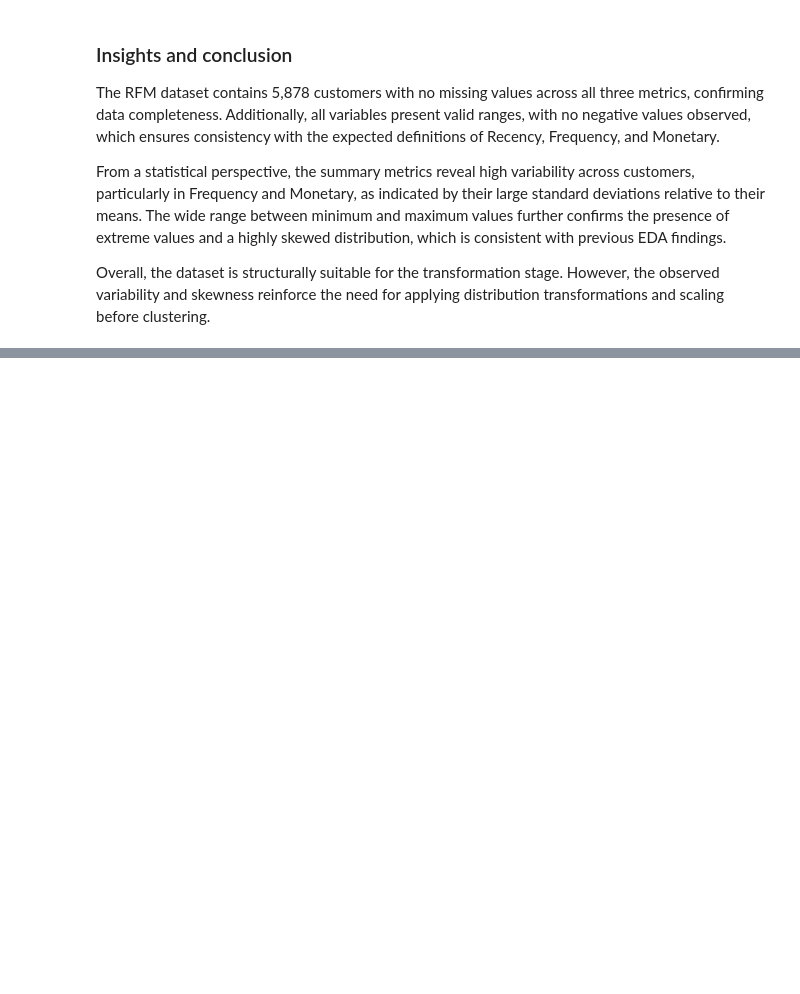
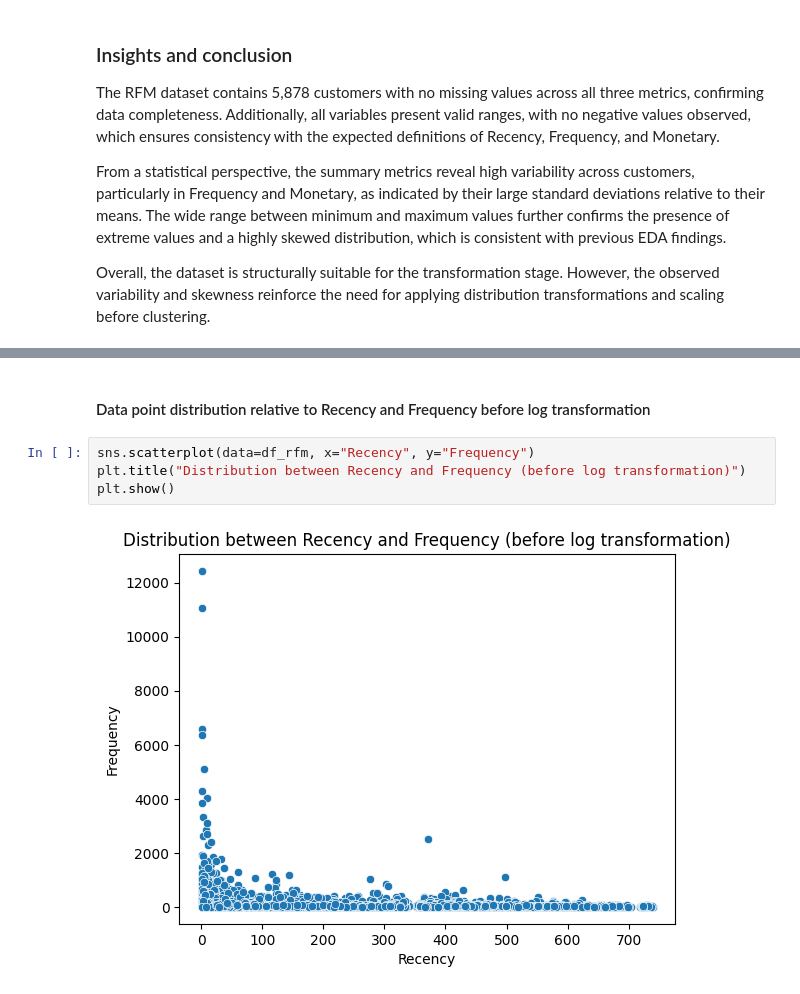
Before and after one commit to AmaKings9/online-retail-customer-analysis, a Jupyter notebook: notebooks/04_rfm_analysis.ipynb, the cells around one changed output, grey strips where cells are left out. Drawn from its saved outputs; the diff is of its cells as text; blank space fills up the shorter version.

```diff
--- a/notebooks/04_rfm_analysis.ipynb
+++ b/notebooks/04_rfm_analysis.ipynb
@@ -49,0 +56,8 @@ Overall, the dataset is structurally suitable for the transformation stage. Howe
+# %% [markdown]
+#### Data point distribution relative to Recency and Frequency before log transformation
+# %%
+sns.scatterplot(data=df_rfm, x="Recency", y="Frequency")
+plt.title("Distribution between Recency and Frequency (before log transformation)")
+plt.show()
+# %% [output]
+[figure, added]
```
Also changed, not shown: parts of 14 cells of this notebook.
